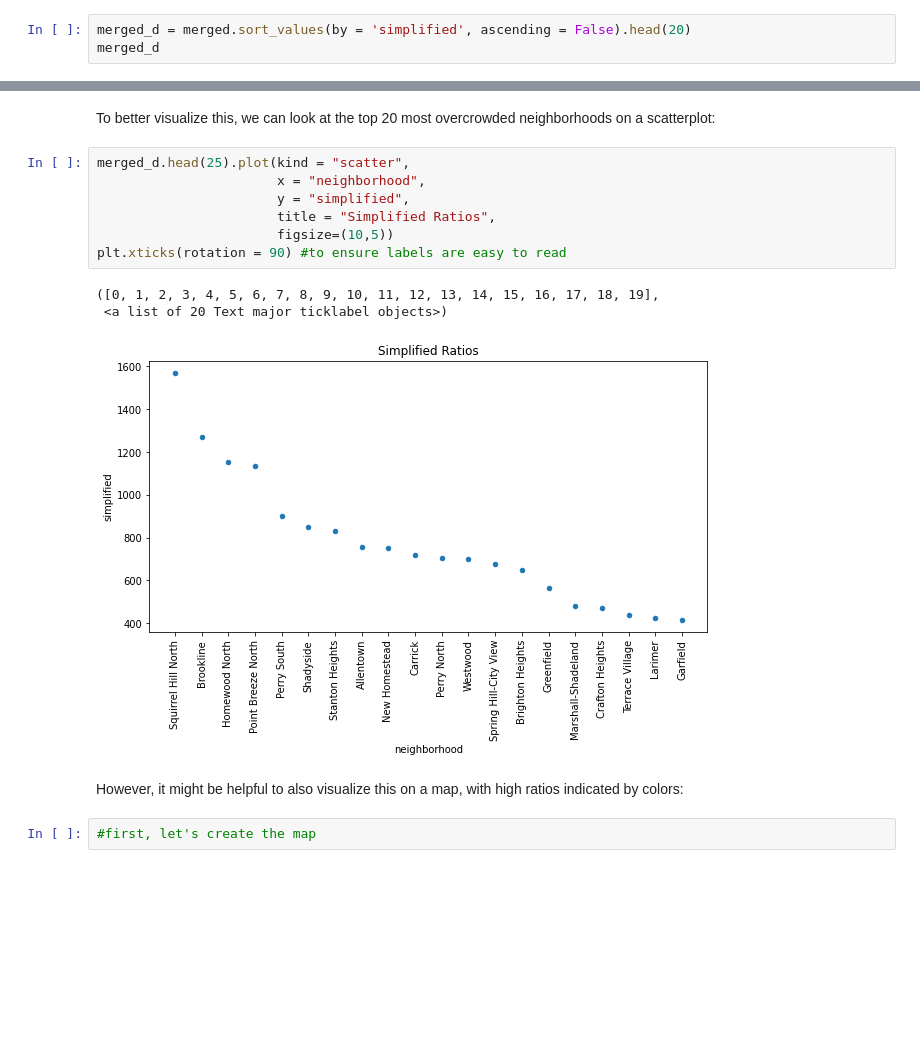
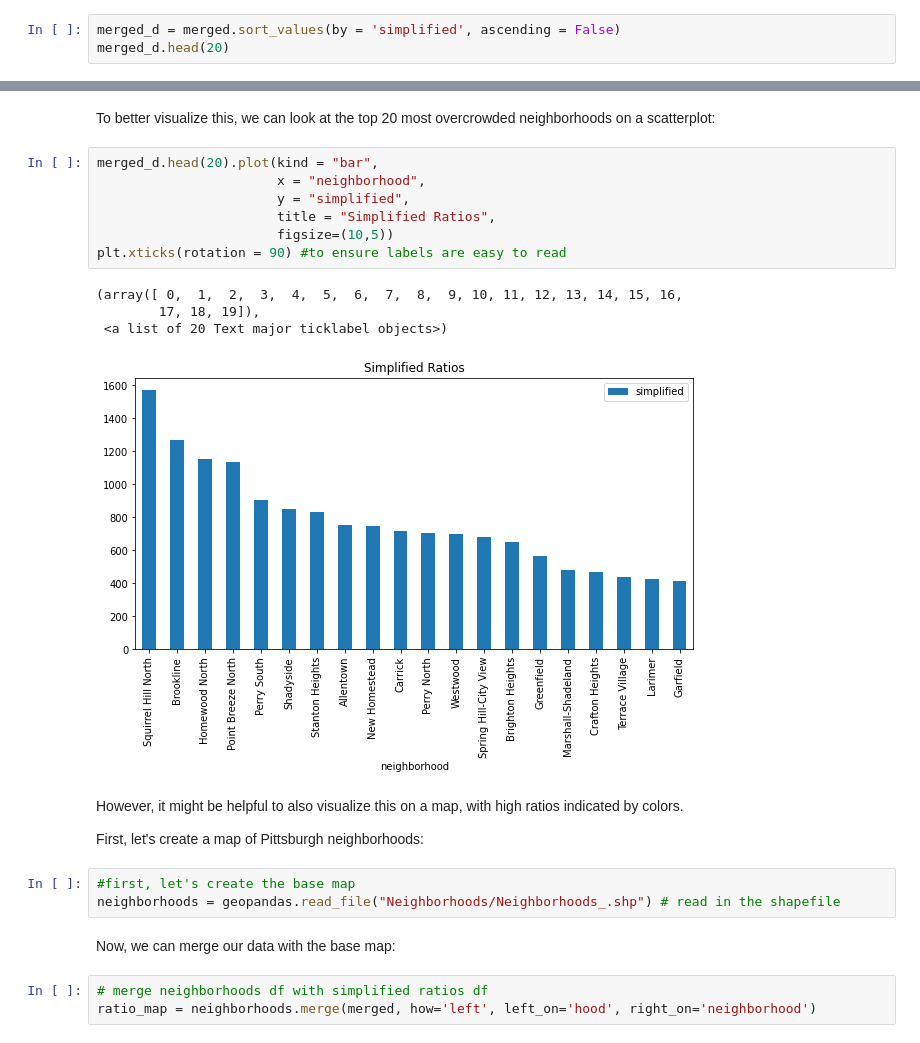
Before and after one commit to kiana-kazemi/bigideasfinal, a Jupyter notebook: playgrounds.ipynb, the cells around one changed output, grey strips where cells are left out. Drawn from its saved outputs; the diff is of its cells as text; blank space fills up the shorter version.

```diff
--- a/playgrounds.ipynb
+++ b/playgrounds.ipynb
@@ -168,8 +168,8 @@ merged.head(10)
 # %% [markdown]
 And finally, let's find the top 20 neighborhoods with the worst (greatest) simplified ratios:
 # %%
-merged_d = merged.sort_values(by = 'simplified', ascending = False).head(20)
-merged_d
+merged_d = merged.sort_values(by = 'simplified', ascending = False)
+merged_d.head(20)
 # %% [output]
 |  | neighborhood | playgrounds | under18 | ratios | simplified |
 | 55 | Squirrel Hill North | 1 | 1569 | 1569:1 | 1569.000000 |
@@ -191,17 +191,26 @@ merged_d
 # %% [markdown]
 To better visualize this, we can look at the top 20 most overcrowded neighborhoods on a scatterplot:
 # %%
-merged_d.head(25).plot(kind = "scatter",
+merged_d.head(20).plot(kind = "bar",
                        x = "neighborhood",
                        y = "simplified",
                        title = "Simplified Ratios",
                        figsize=(10,5))
 plt.xticks(rotation = 90) #to ensure labels are easy to read
 # %% [output]
-([0, 1, 2, 3, 4, 5, 6, 7, 8, 9, 10, 11, 12, 13, 14, 15, 16, 17, 18, 19],
+(array([ 0,  1,  2,  3,  4,  5,  6,  7,  8,  9, 10, 11, 12, 13, 14, 15, 16,
+        17, 18, 19]),
  <a list of 20 Text major ticklabel objects>)
-[figure, old version]
+[figure, new version]
 # %% [markdown]
-However, it might be helpful to also visualize this on a map, with high ratios indicated by colors:
+However, it might be helpful to also visualize this on a map, with high ratios indicated by colors.
+
+First, let's create a map of Pittsburgh neighborhoods:
 # %%
-#first, let's create the map
+#first, let's create the base map
+neighborhoods = geopandas.read_file("Neighborhoods/Neighborhoods_.shp") # read in the shapefile
+# %% [markdown]
+Now, we can merge our data with the base map:
+# %%
+# merge neighborhoods df with simplified ratios df
+ratio_map = neighborhoods.merge(merged, how='left', left_on='hood', right_on='neighborhood')
```
Also changed, not shown: parts of 9 cells of this notebook, 5 other files.
